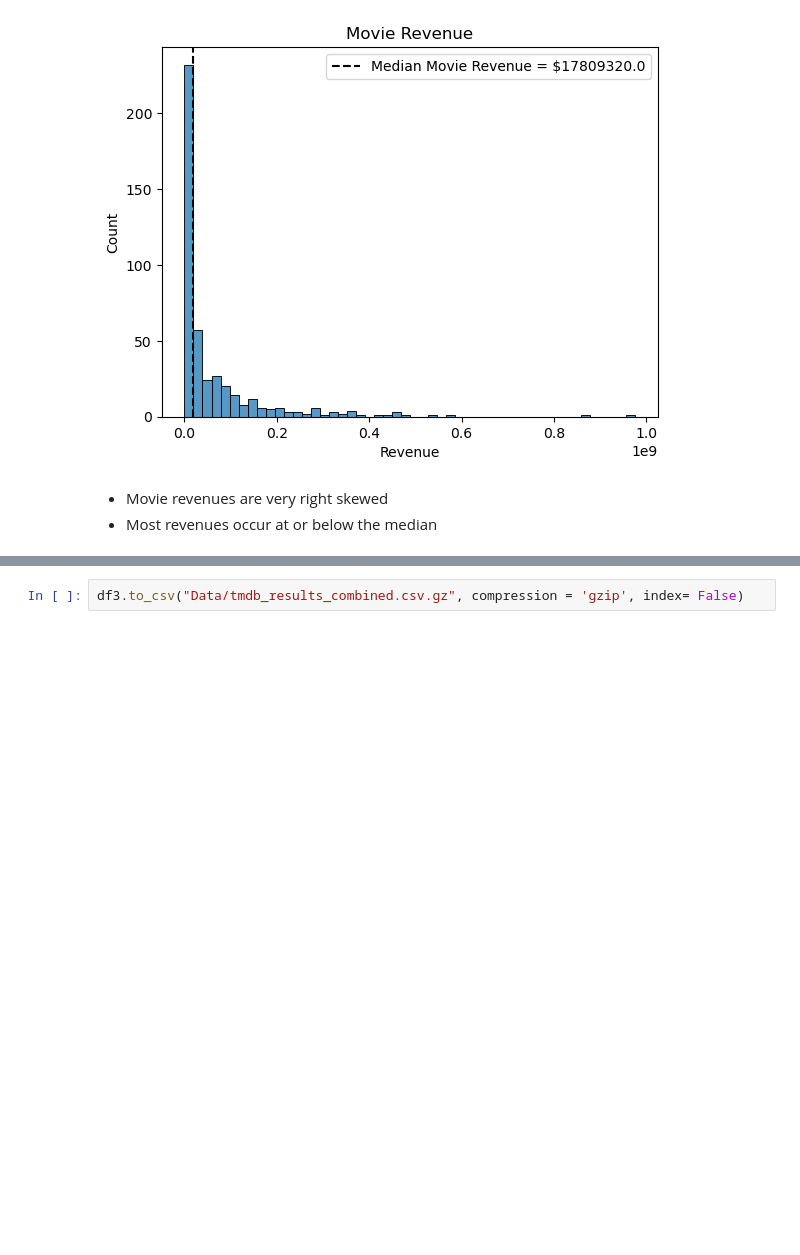
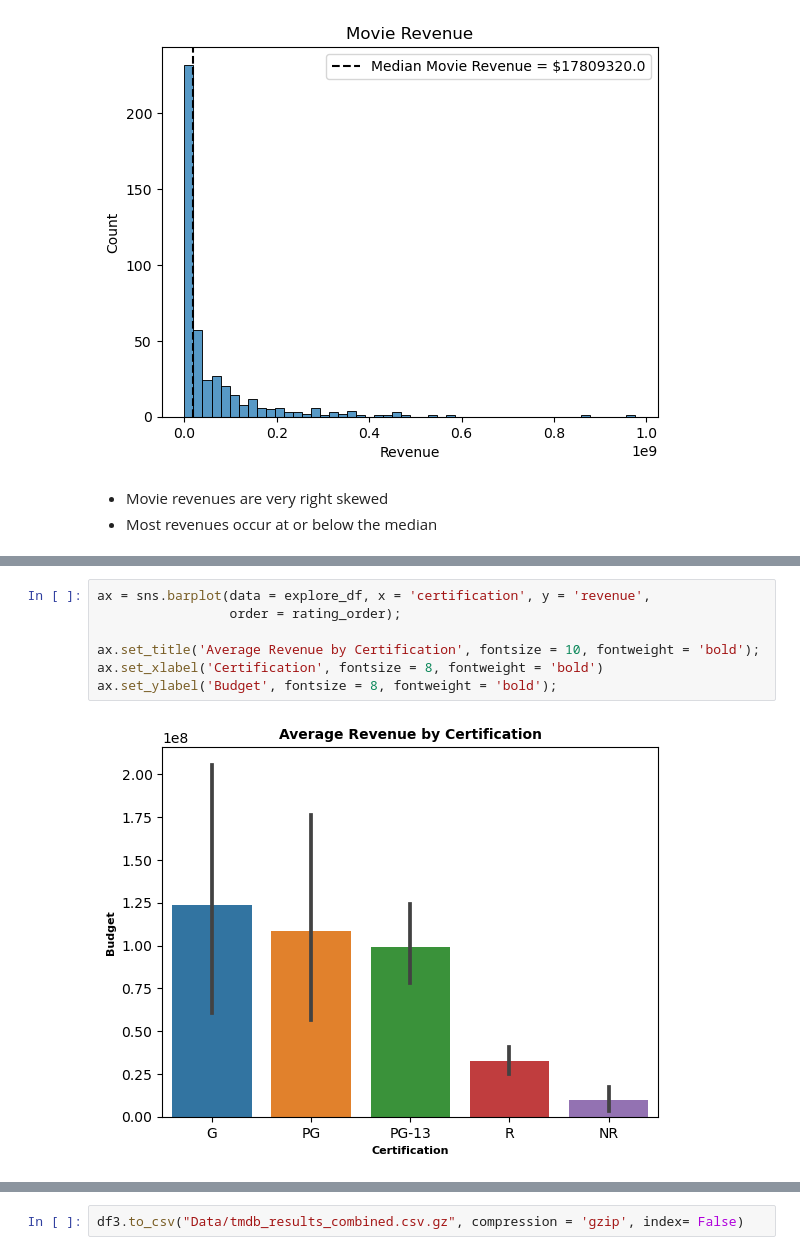
Before and after one commit to AshleyHeinrich/IMDB2, a Jupyter notebook: Exploratory_Data_Analysis.ipynb, the cells around one changed output, grey strips where cells are left out. Cells and saved outputs as stored; diff of their text form; blank space fills up the shorter version.

```diff
--- a/Exploratory_Data_Analysis.ipynb
+++ b/Exploratory_Data_Analysis.ipynb
@@ -405,0 +255,9 @@ ax.set_yticklabels(new_labels);
+# %%
+ax = sns.barplot(data = explore_df, x = 'certification', y = 'revenue',
+                 order = rating_order);
+
+ax.set_title('Average Revenue by Certification', fontsize = 10, fontweight = 'bold');
+ax.set_xlabel('Certification', fontsize = 8, fontweight = 'bold')
+ax.set_ylabel('Budget', fontsize = 8, fontweight = 'bold');
+# %% [output]
+[figure, added]
```
Also changed, not shown: parts of 32 cells of this notebook, 1 other file.
